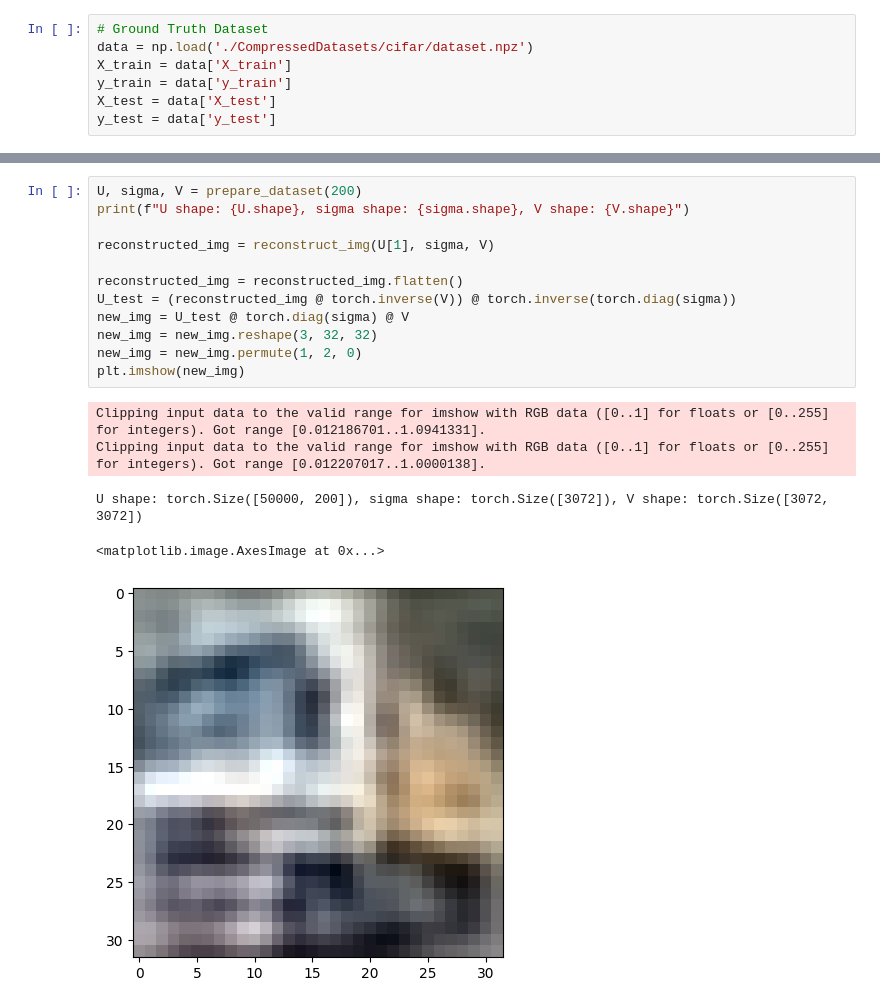
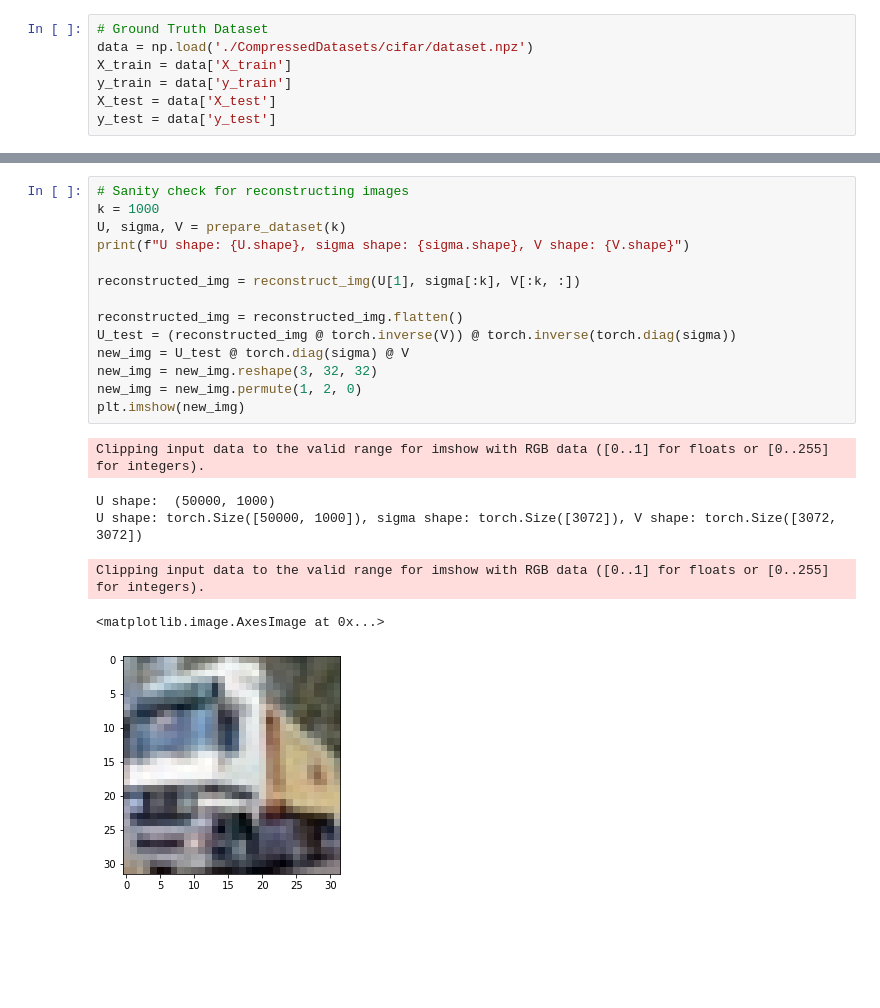
Before and after one commit to JustKong13/distilled-image-dataset, a Jupyter notebook: experiments.ipynb, the cells around one changed output, grey strips where cells are left out. Saved outputs shown, nothing was run; the diff lists cells and outputs as text; blank space fills up the shorter version.

```diff
--- a/experiments.ipynb
+++ b/experiments.ipynb
@@ -31,21 +23,24 @@ y_test = data['y_test']
 # %%
-U, sigma, V = prepare_dataset(200)
+# Sanity check for reconstructing images
+k = 1000
+U, sigma, V = prepare_dataset(k)
 print(f"U shape: {U.shape}, sigma shape: {sigma.shape}, V shape: {V.shape}")
 
-reconstructed_img = reconstruct_img(U[1], sigma, V)
+reconstructed_img = reconstruct_img(U[1], sigma[:k], V[:k, :])
 
 reconstructed_img = reconstructed_img.flatten()
 U_test = (reconstructed_img @ torch.inverse(V)) @ torch.inverse(torch.diag(sigma))
 new_img = U_test @ torch.diag(sigma) @ V
 new_img = new_img.reshape(3, 32, 32)
 new_img = new_img.permute(1, 2, 0)
 plt.imshow(new_img)
 # %% [output]
-Clipping input data to the valid range for imshow with RGB data ([0..1] for floats or [0..255] for integers). Got range [0.012186701..1.0941331].
-Clipping input data to the valid range for imshow with RGB data ([0..1] for floats or [0..255] for integers). Got range [0.012207017..1.0000138].
+Clipping input data to the valid range for imshow with RGB data ([0..1] for floats or [0..255] for integers).
-U shape: torch.Size([50000, 200]), sigma shape: torch.Size([3072]), V shape: torch.Size([3072, 3072])
+U shape:  (50000, 1000)
+U shape: torch.Size([50000, 1000]), sigma shape: torch.Size([3072]), V shape: torch.Size([3072, 3072])
-<matplotlib.image.AxesImage at 0x...>
+Clipping input data to the valid range for imshow with RGB data ([0..1] for floats or [0..255] for integers).
+<matplotlib.image.AxesImage at 0x...>
-[figure, old version]
+[figure, new version]
 # %%
 def validate(model, test_loader):
     model.eval()
```
Also changed, not shown: parts of 7 cells of this notebook, 6 other files.
